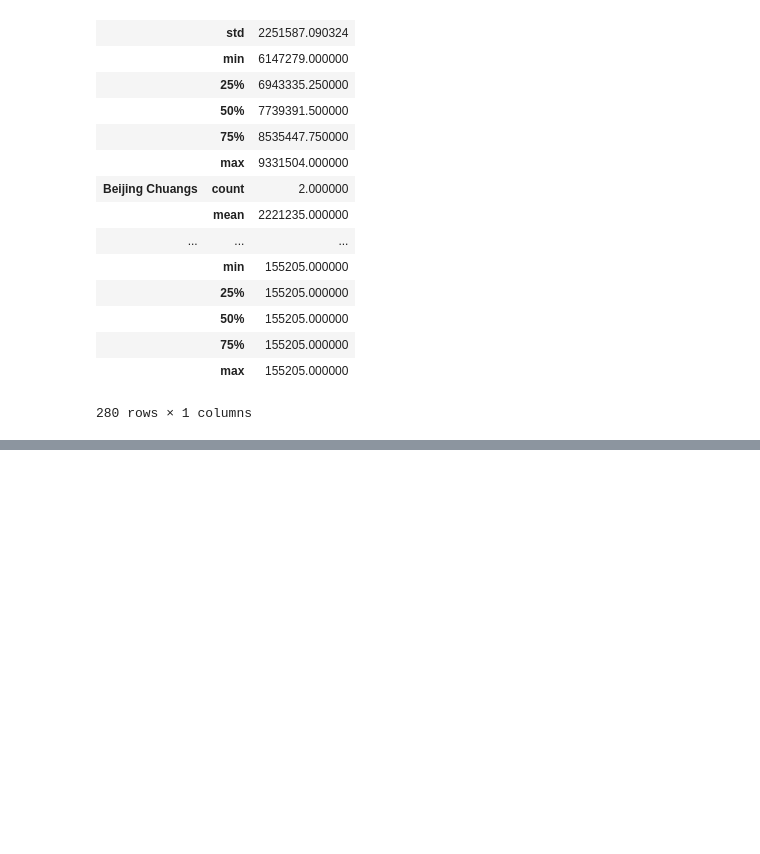
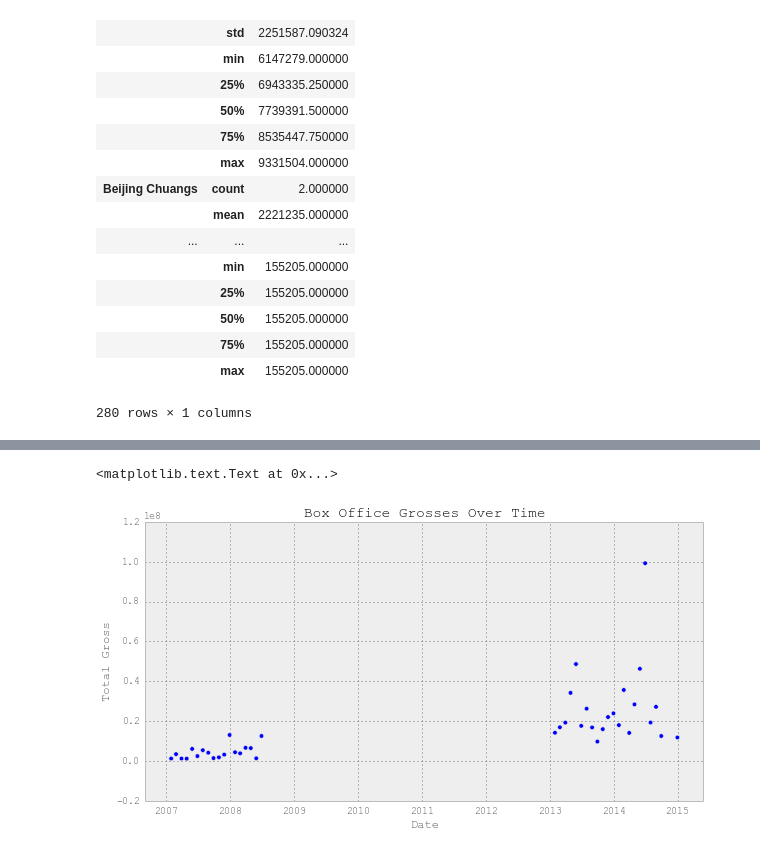
Before and after one commit to adrianbautista/foursquare-restaurant-grades, a Jupyter notebook: China Box Office Grosses.ipynb, the cells around one changed output, grey strips where cells are left out. Drawn from its saved outputs; the diff is of its cells as text; code cells hidden in the pictures; blank space fills up the shorter version.

Commit message:
Rename scratch book to reflect dataset, plot aggregates of gross by month

```diff
--- a/China Box Office Grosses.ipynb
+++ b/China Box Office Grosses.ipynb
@@ -83,0 +77,4 @@ axl.scatter(gross_data.date, gross_data.gross)
+# %%
+gd_over_time = gross_data.set_index(pd.DatetimeIndex(gross_data.date))
+gd_over_time.drop('date', axis=1, inplace=True)
+gd_over_time.head()
@@ -83,0 +88,3 @@ axl.scatter(gross_data.date, gross_data.gross)
+# %%
+gd_by_month = gd_over_time.resample("M")
+gd_by_month.dropna(inplace=True)
@@ -83,0 +100,9 @@ axl.scatter(gross_data.date, gross_data.gross)
+# %%
+plt.figure(figsize=(10,5))
+plt.scatter(gd_by_month.index, gd_by_month.gross)
+plt.xlabel('Date')
+plt.ylabel('Total Gross')
+plt.title('Box Office Grosses Over Time')
+# %% [output]
+<matplotlib.text.Text at 0x...>
+[figure, added]
```
Also changed, not shown: parts of 3 cells of this notebook.
